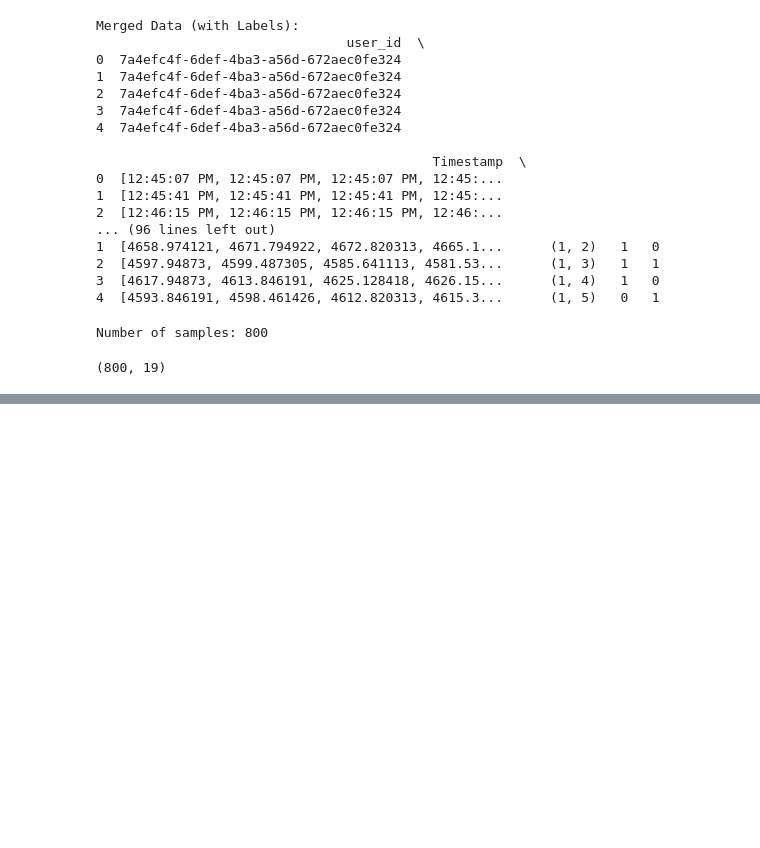
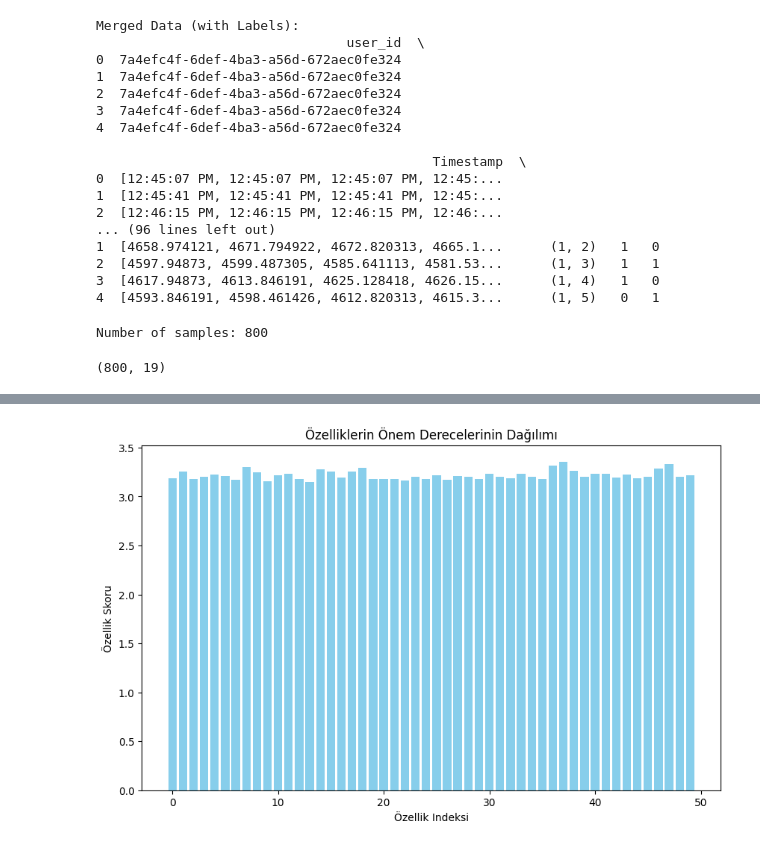
Before and after one commit to potuu/Implementation_of_A_Domain_Generative_Graph_Network_for_EEG_Based_Emotion_Recognition, a Jupyter notebook: 1DCNNforEEG.ipynb, the cells around one changed output, grey strips where cells are left out. Cells and saved outputs as stored; diff of their text form; code cells hidden in the pictures; blank space fills up the shorter version.

```diff
--- a/1DCNNforEEG.ipynb
+++ b/1DCNNforEEG.ipynb
@@ -860,0 +846,20 @@ Arousal Metrics -> Accuracy: 0.4760, Precision: 0.4751, Recall: 0.4760, F1-Score
+# %%
+import matplotlib.pyplot as plt
+import numpy as np
+
+# Özellik skoru görselleştirme
+def plot_feature_importance(feature_scores):
+    """
+    Özelliklerin önem derecelerini gösteren bar grafiği.
+    """
+    plt.figure(figsize=(10, 6))
+    plt.bar(range(len(feature_scores)), feature_scores, color='skyblue')
+    plt.xlabel('Özellik Indeksi')
+    plt.ylabel('Özellik Skoru')
+    plt.title('Özelliklerin Önem Derecelerinin Dağılımı')
+    plt.show()
+
+# Özelliklerin sıralanmış hali
+plot_feature_importance(feature_scores)
+# %% [output]
+[figure, added]
```
Also changed, not shown: parts of 47 cells of this notebook.
